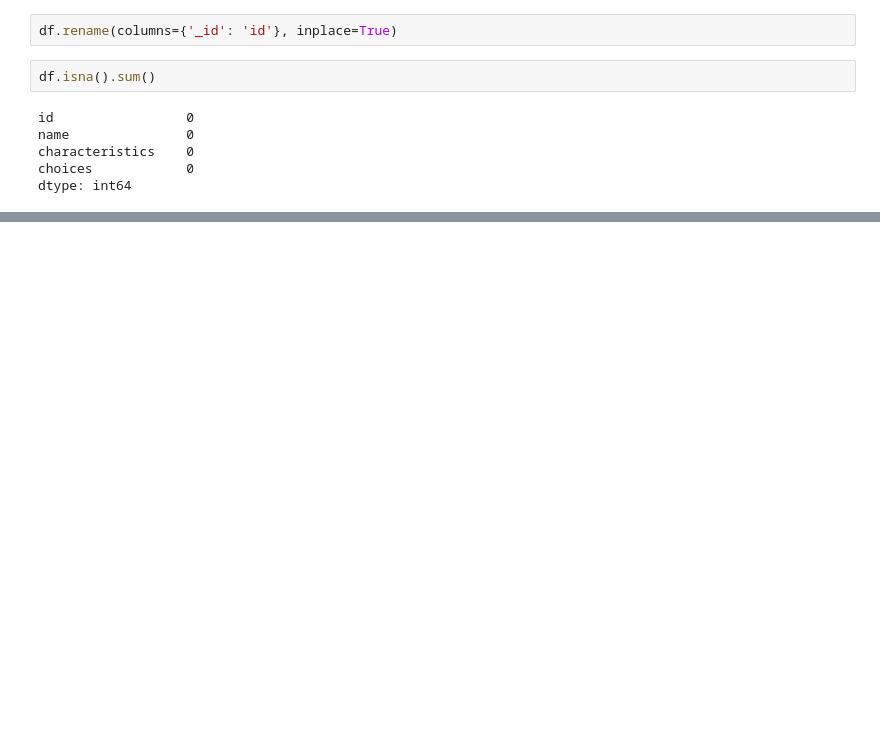
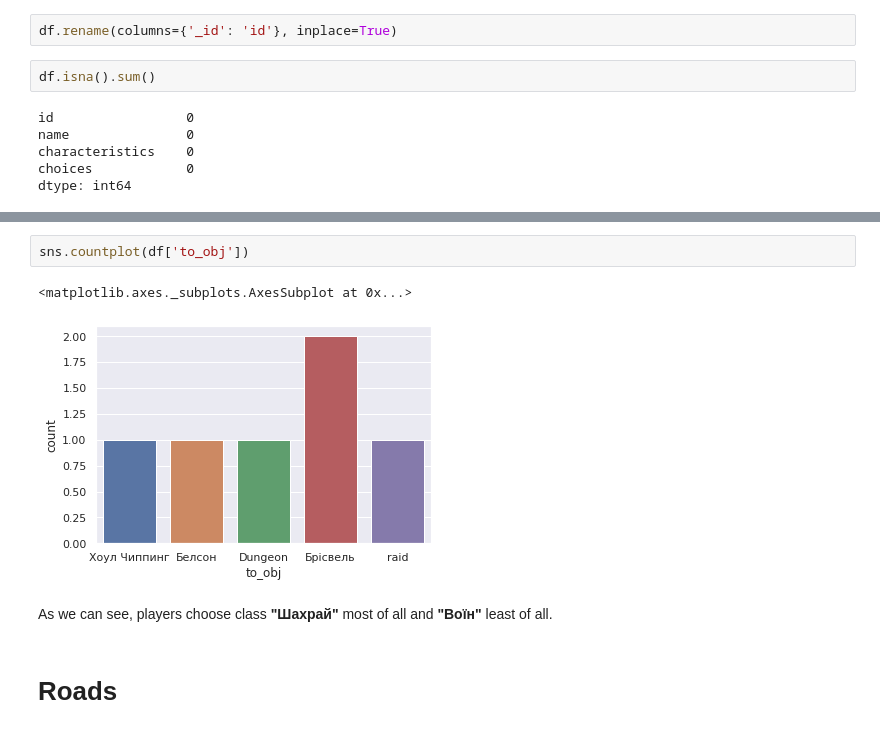
Before and after one commit to mezgoodle/TelegramiaStats, a Jupyter notebook: telegramia.ipynb, the cells around one changed output, grey strips where cells are left out. Cells and saved outputs as stored; diff of their text form; blank space fills up the shorter version.

```diff
--- a/telegramia.ipynb
+++ b/telegramia.ipynb
@@ -35,0 +89,9 @@ KeyError: ignored
+# %%
+sns.countplot(df['to_obj'])
+# %% [output]
+<matplotlib.axes._subplots.AxesSubplot at 0x...>
+[figure, added]
+# %% [markdown]
+As we can see, players choose class **"Шахрай"** most of all and **"Воїн"** least of all.
+# %% [markdown]
+# Roads
```
Also changed, not shown: parts of 19 cells of this notebook.
